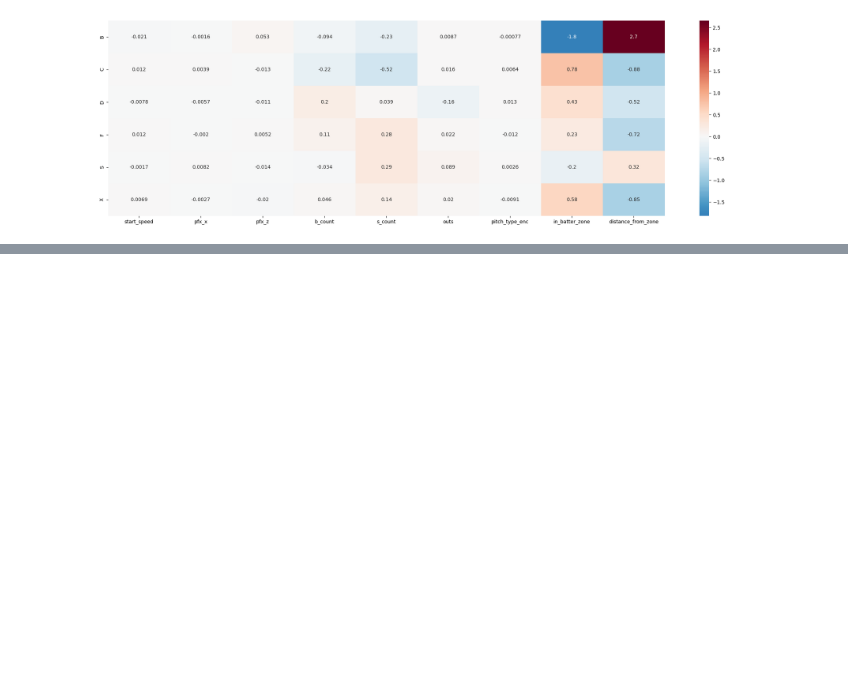
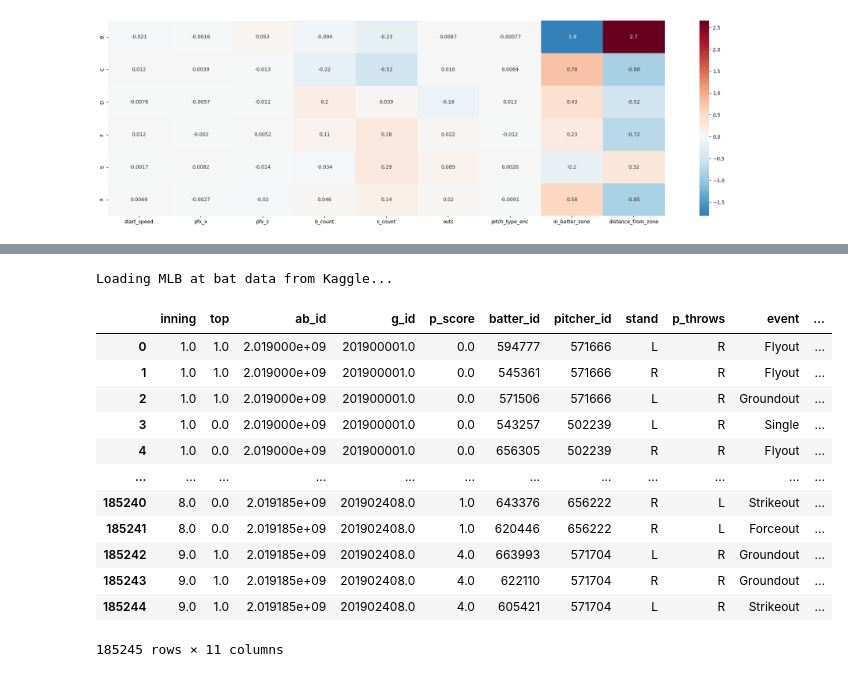
Before and after one commit to BeWelsh/mlb-pitch-outcome-predictor, a Jupyter notebook: main.ipynb, the cells around one changed output, grey strips where cells are left out. Drawn from its saved outputs; the diff is of its cells as text; code cells hidden in the pictures; blank space fills up the shorter version.

```diff
--- a/main.ipynb
+++ b/main.ipynb
@@ -633,0 +638,19 @@ plt.tight_layout()
+# %%
+print("Loading MLB at bat data from Kaggle...")
+atbat_df = pd.read_csv('./2019_atbats.csv')
+atbat_df
+# %% [output]
+Loading MLB at bat data from Kaggle...
+|  | inning | top | ab_id | g_id | p_score | batter_id | pitcher_id | stand | p_throws | event | ... |
+| 0 | 1.0 | 1.0 | 2.019000e+09 | 201900001.0 | 0.0 | 594777 | 571666 | L | R | Flyout | ... |
+| 1 | 1.0 | 1.0 | 2.019000e+09 | 201900001.0 | 0.0 | 545361 | 571666 | R | R | Flyout | ... |
+| 2 | 1.0 | 1.0 | 2.019000e+09 | 201900001.0 | 0.0 | 571506 | 571666 | L | R | Groundout | ... |
+| 3 | 1.0 | 0.0 | 2.019000e+09 | 201900001.0 | 0.0 | 543257 | 502239 | L | R | Single | ... |
+| 4 | 1.0 | 0.0 | 2.019000e+09 | 201900001.0 | 0.0 | 656305 | 502239 | R | R | Flyout | ... |
+| ... | ... | ... | ... | ... | ... | ... | ... | ... | ... | ... | ... |
+| 185240 | 8.0 | 0.0 | 2.019185e+09 | 201902408.0 | 1.0 | 643376 | 656222 | R | L | Strikeout | ... |
+| 185241 | 8.0 | 0.0 | 2.019185e+09 | 201902408.0 | 1.0 | 620446 | 656222 | R | L | Forceout | ... |
+| 185242 | 9.0 | 1.0 | 2.019185e+09 | 201902408.0 | 4.0 | 663993 | 571704 | L | R | Groundout | ... |
+| 185243 | 9.0 | 1.0 | 2.019185e+09 | 201902408.0 | 4.0 | 622110 | 571704 | R | R | Groundout | ... |
+| 185244 | 9.0 | 1.0 | 2.019185e+09 | 201902408.0 | 4.0 | 605421 | 571704 | L | R | Strikeout | ... |
+185245 rows × 11 columns
```
Also changed, not shown: parts of 7 cells of this notebook, 1 other file.
